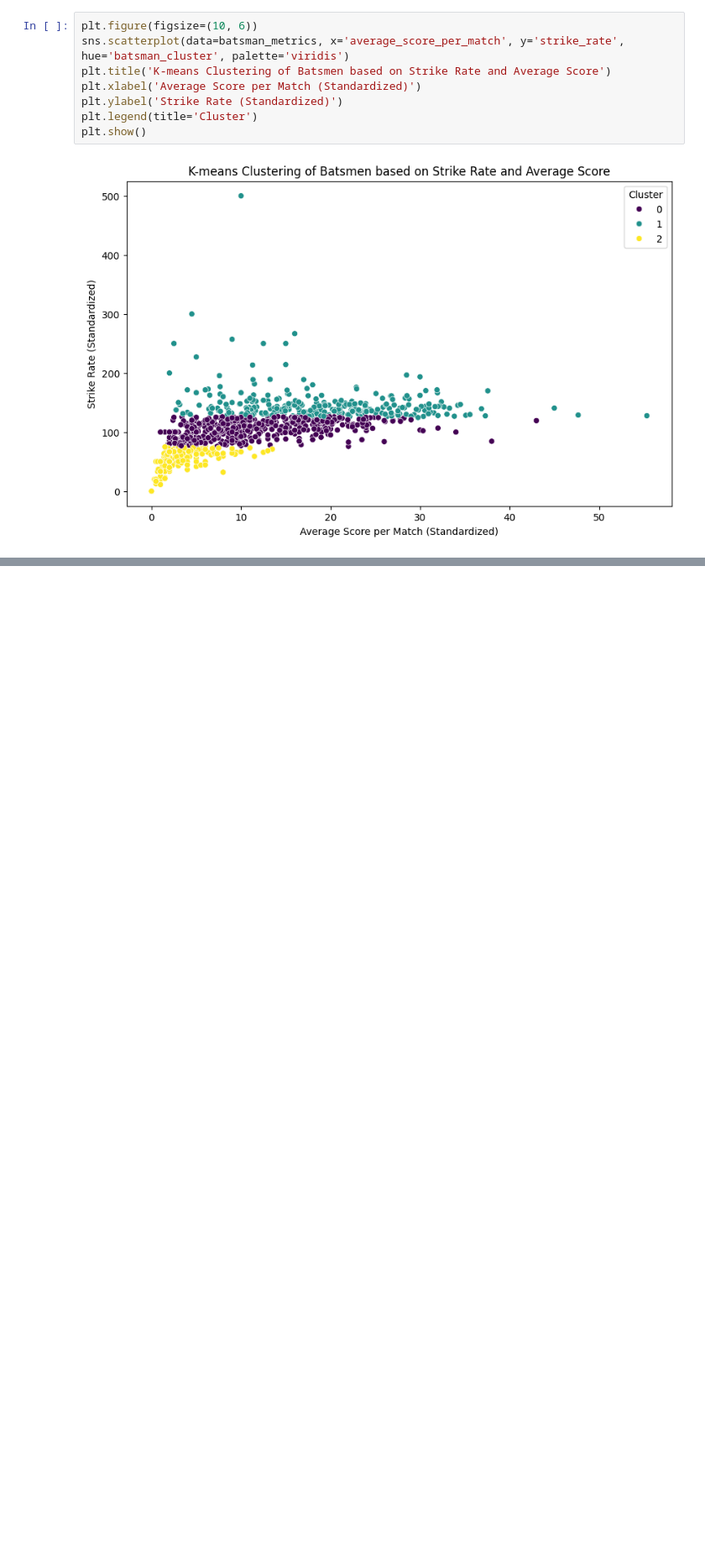
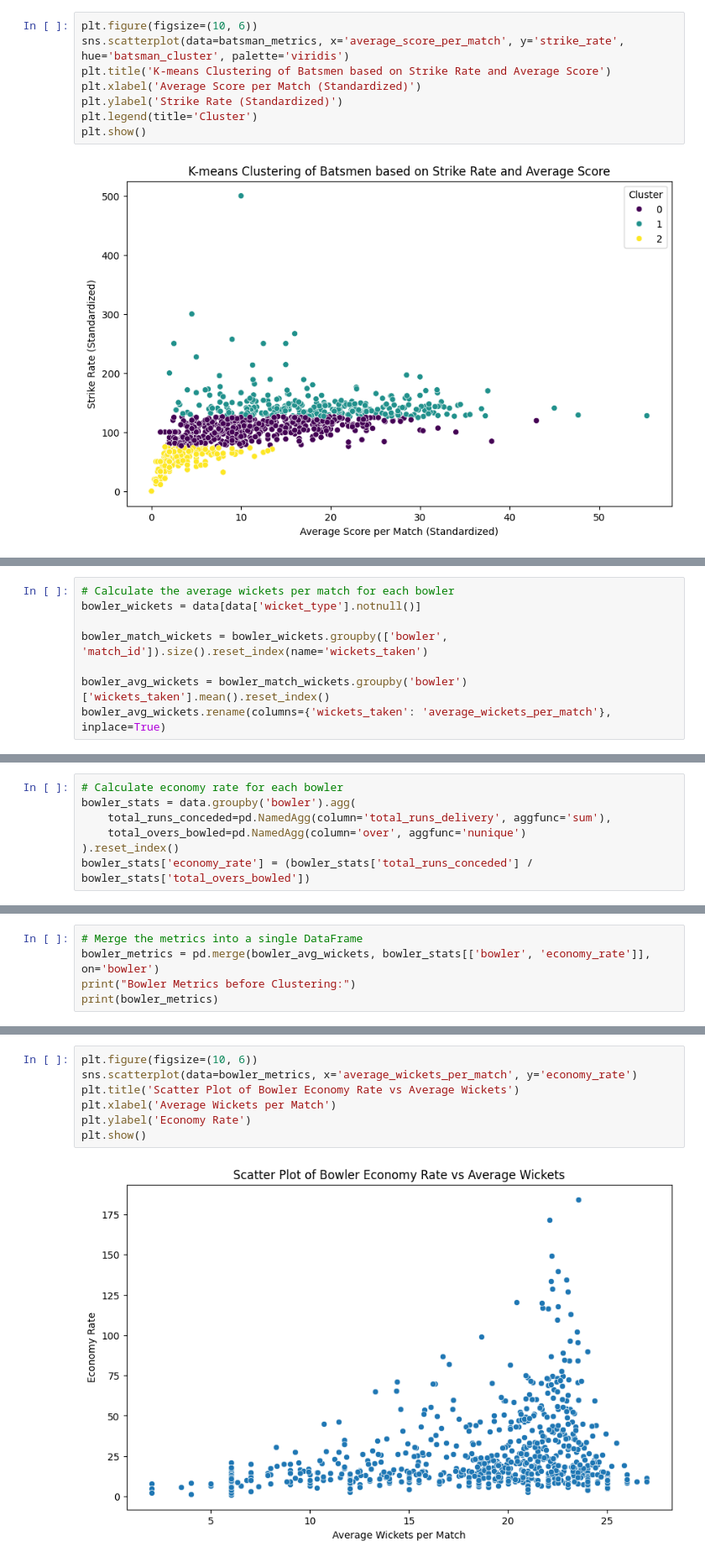
Before and after one commit to 19Kaumini/e19-co544-cricket-analytics-and-prediction, a Jupyter notebook: EDA/BatsmanClustering.ipynb, the cells around one changed output, grey strips where cells are left out. Shown at 84% size. Cells and saved outputs as stored; diff of their text form; blank space fills up the shorter version.

Commit message:
Calculate and plot Bowler Economy Rate vs Average Wickets

```diff
--- a/EDA/BatsmanClustering.ipynb
+++ b/EDA/BatsmanClustering.ipynb
@@ -219,0 +224,8 @@ plt.show()
+# %%
+# Calculate the average wickets per match for each bowler
+bowler_wickets = data[data['wicket_type'].notnull()]
+
+bowler_match_wickets = bowler_wickets.groupby(['bowler', 'match_id']).size().reset_index(name='wickets_taken')
+
+bowler_avg_wickets = bowler_match_wickets.groupby('bowler')['wickets_taken'].mean().reset_index()
+bowler_avg_wickets.rename(columns={'wickets_taken': 'average_wickets_per_match'}, inplace=True)
@@ -219,0 +249,7 @@ plt.show()
+# %%
+# Calculate economy rate for each bowler
+bowler_stats = data.groupby('bowler').agg(
+    total_runs_conceded=pd.NamedAgg(column='total_runs_delivery', aggfunc='sum'),
+    total_overs_bowled=pd.NamedAgg(column='over', aggfunc='nunique')
+).reset_index()
+bowler_stats['economy_rate'] = (bowler_stats['total_runs_conceded'] / bowler_stats['total_overs_bowled'])
@@ -219,0 +273,5 @@ plt.show()
+# %%
+# Merge the metrics into a single DataFrame
+bowler_metrics = pd.merge(bowler_avg_wickets, bowler_stats[['bowler', 'economy_rate']], on='bowler')
+print("Bowler Metrics before Clustering:")
+print(bowler_metrics)
@@ -219,0 +294,9 @@ plt.show()
+# %%
+plt.figure(figsize=(10, 6))
+sns.scatterplot(data=bowler_metrics, x='average_wickets_per_match', y='economy_rate')
+plt.title('Scatter Plot of Bowler Economy Rate vs Average Wickets')
+plt.xlabel('Average Wickets per Match')
+plt.ylabel('Economy Rate')
+plt.show()
+# %% [output]
+[figure, added]
```
Also changed, not shown: parts of 5 cells of this notebook.
